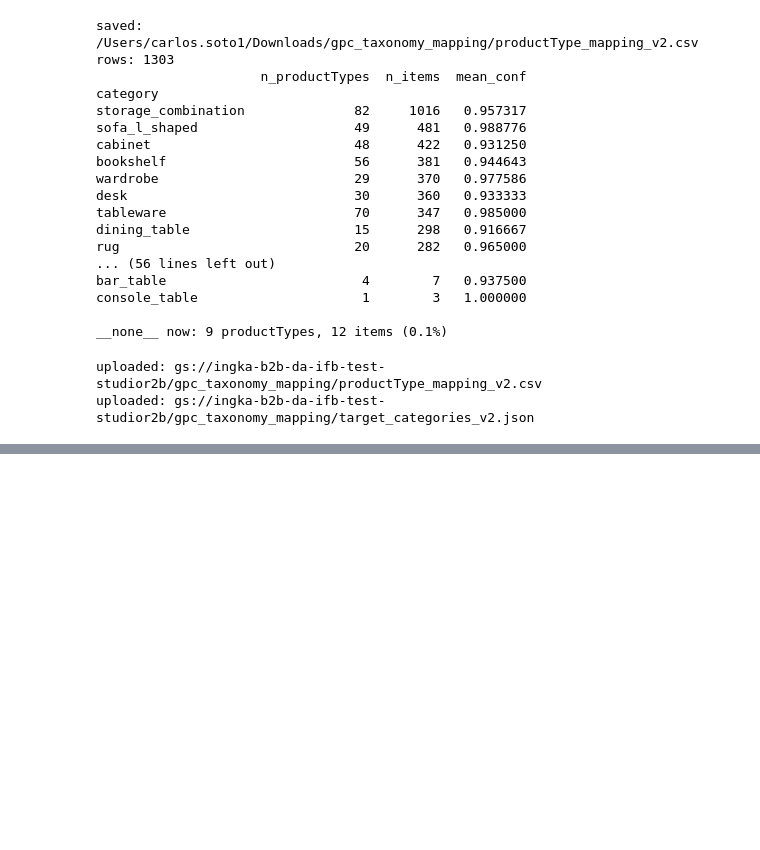
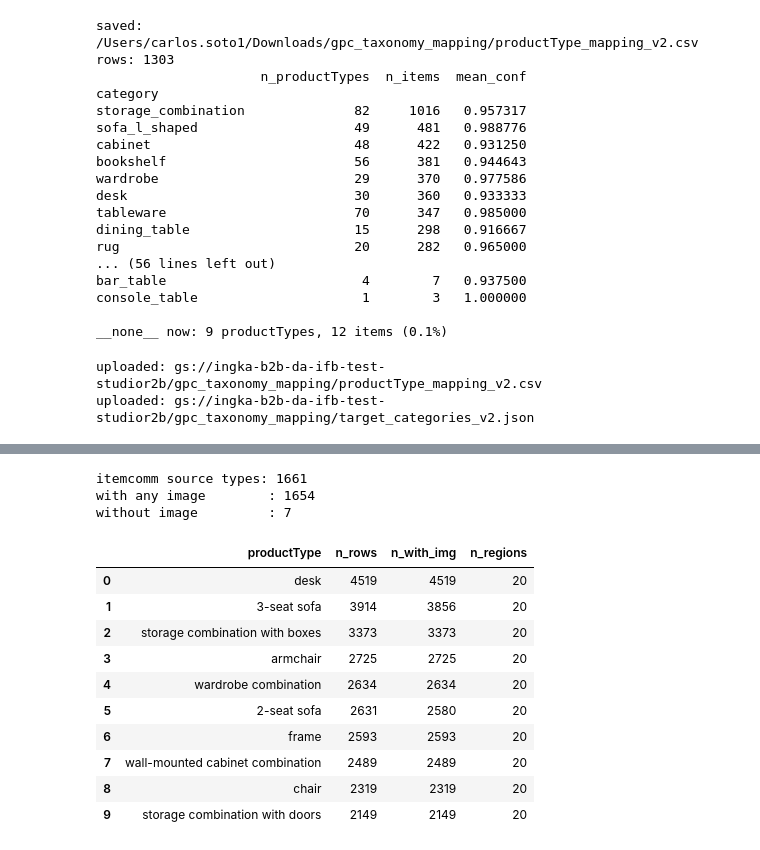
Before and after one commit to carsot6/MiDiffusion, a Jupyter notebook: notebooks/gpc_taxonomy_mapping.ipynb, the cells around one changed output, grey strips where cells are left out. Saved outputs shown, nothing was run; the diff lists cells and outputs as text; code cells hidden in the pictures; blank space fills up the shorter version.

```diff
--- a/notebooks/gpc_taxonomy_mapping.ipynb
+++ b/notebooks/gpc_taxonomy_mapping.ipynb
@@ -864,0 +869,49 @@ uploaded: gs://ingka-b2b-da-ifb-test-studior2b/gpc_taxonomy_mapping/target_categ
+# %%
+PATH_ITEMCOMM_TYPES_CSV = OUT_DIR / "productType_itemcomm_source.csv"
+PATH_ITEMCOMM_SAMPLES_PARQ = OUT_DIR / "productType_itemcomm_samples.parquet"
+PATH_MAPPING_ITEMCOMM = OUT_DIR / "productType_mapping_itemcomm.csv"
+
+if PATH_ITEMCOMM_TYPES_CSV.exists():
+    itemcomm_types_df = pd.read_csv(PATH_ITEMCOMM_TYPES_CSV)
+    log.info("loaded cached itemcomm source list: %d rows", len(itemcomm_types_df))
+else:
+    sql = """
+    WITH source_types AS (
+      SELECT DISTINCT e.type.name AS productType
+      FROM `ingka-rrm-erix-prod.erix_production.item_product_type_updated` e
+      JOIN (
+        SELECT DISTINCT localItemNumber AS item_no
+        FROM `ingka-explainableai-tpu-dev.Bundle.item_data_available`
+      ) b
+      ON e.item_no = b.item_no
+      WHERE e.type.name IS NOT NULL
+    ),
+    cov AS (
+      SELECT
+        e.type.name AS productType,
+        COUNT(*) AS n_rows,
+        COUNTIF(b.thumb_url IS NOT NULL) AS n_with_img,
+        COUNT(DISTINCT b.region) AS n_regions
+      FROM `ingka-rrm-erix-prod.erix_production.item_product_type_updated` e
+      JOIN `ingka-explainableai-tpu-dev.Bundle.item_data_available` b
+        ON e.item_no = b.localItemNumber
+      WHERE e.type.name IS NOT NULL
+      GROUP BY e.type.name
+    )
+    SELECT s.productType,
+           COALESCE(c.n_rows, 0) AS n_rows,
+           COALESCE(c.n_with_img, 0) AS n_with_img,
+           COALESCE(c.n_regions, 0) AS n_regions
+    FROM source_types s
+    LEFT JOIN cov c USING (productType)
+    ORDER BY n_rows DESC, productType
+    """
+    itemcomm_types_df = bq.query(sql).to_dataframe()
+    itemcomm_types_df.to_csv(PATH_ITEMCOMM_TYPES_CSV, index=False)
+    log.info("saved itemcomm source list -> %s", PATH_ITEMCOMM_TYPES_CSV)
+
+print("itemcomm source types:", len(itemcomm_types_df))
+print("with any image        :", int((itemcomm_types_df.n_with_img > 0).sum()))
+print("without image         :", int((itemcomm_types_df.n_with_img == 0).sum()))
+itemcomm_types_df.head(10)
+# %% [output]
@@ -864,0 +919,14 @@ uploaded: gs://ingka-b2b-da-ifb-test-studior2b/gpc_taxonomy_mapping/target_categ
+itemcomm source types: 1661
+with any image        : 1654
+without image         : 7
+|  | productType | n_rows | n_with_img | n_regions |
+| 0 | desk | 4519 | 4519 | 20 |
+| 1 | 3-seat sofa | 3914 | 3856 | 20 |
+| 2 | storage combination with boxes | 3373 | 3373 | 20 |
+| 3 | armchair | 2725 | 2725 | 20 |
+| 4 | wardrobe combination | 2634 | 2634 | 20 |
+| 5 | 2-seat sofa | 2631 | 2580 | 20 |
+| 6 | frame | 2593 | 2593 | 20 |
+| 7 | wall-mounted cabinet combination | 2489 | 2489 | 20 |
+| 8 | chair | 2319 | 2319 | 20 |
+| 9 | storage combination with doors | 2149 | 2149 | 20 |
```
Also changed, not shown: parts of 6 cells of this notebook, 23 other files.
